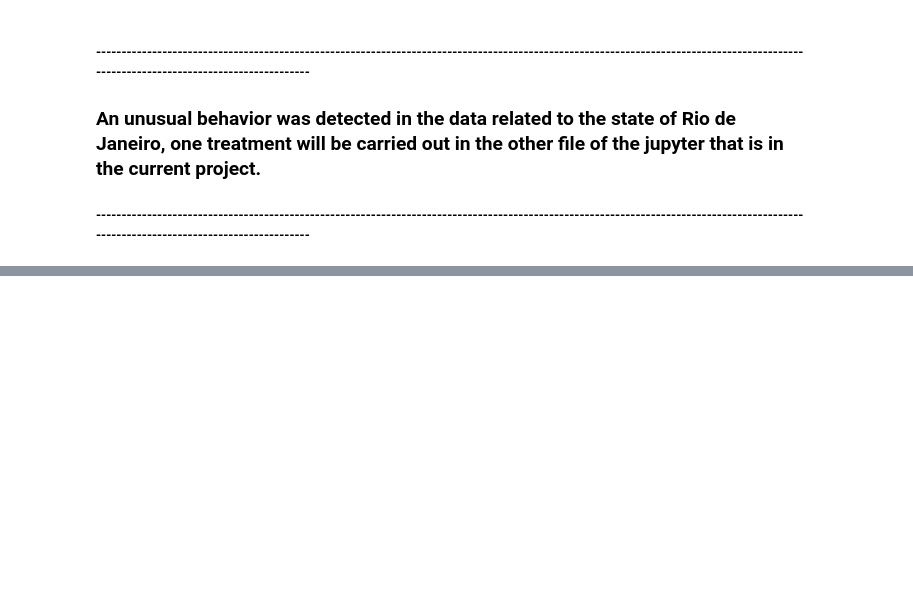
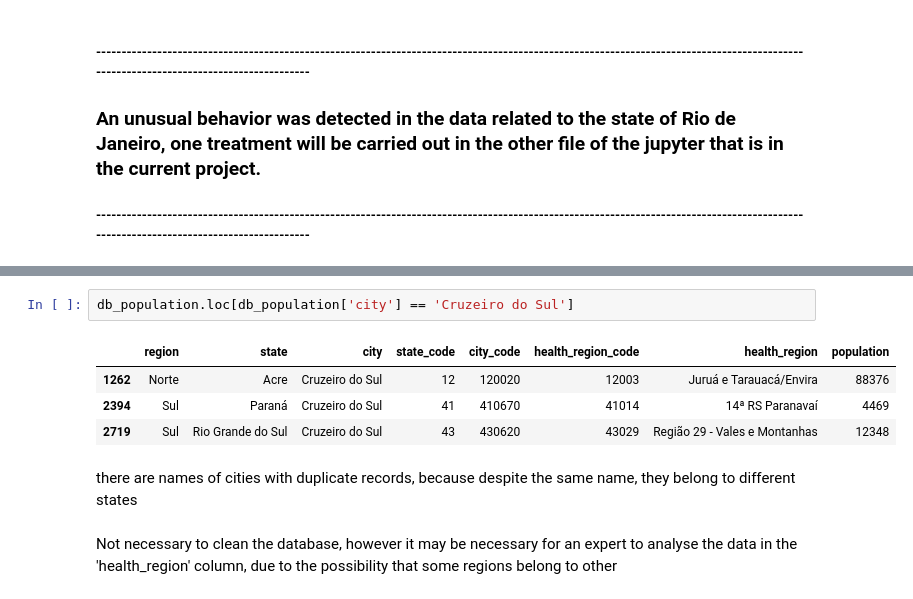
Before and after one commit to LuisFelipeTs/Data_Science_And_Analytics, a Jupyter notebook: Covid_Study(ML + SQL)/Data_Cleaning_&_analysing.ipynb, the cells around one changed output, grey strips where cells are left out. Drawn from its saved outputs; the diff is of its cells as text; blank space fills up the shorter version.

```diff
--- a/Covid_Study(ML + SQL)/Data_Cleaning_&_analysing.ipynb
+++ b/Covid_Study(ML + SQL)/Data_Cleaning_&_analysing.ipynb
@@ -317,0 +403,11 @@ rio_data.describe()
+# %%
+db_population.loc[db_population['city'] == 'Cruzeiro do Sul']
+# %% [output]
+|  | region | state | city | state_code | city_code | health_region_code | health_region | population |
+| 1262 | Norte | Acre | Cruzeiro do Sul | 12 | 120020 | 12003 | Juruá e Tarauacá/Envira | 88376 |
+| 2394 | Sul | Paraná | Cruzeiro do Sul | 41 | 410670 | 41014 | 14ª RS Paranavaí | 4469 |
+| 2719 | Sul | Rio Grande do Sul | Cruzeiro do Sul | 43 | 430620 | 43029 | Região 29 - Vales e Montanhas | 12348 |
+# %% [markdown]
+there are names of cities with duplicate records, because despite the same name, they belong to different states
+# %% [markdown]
+Not necessary to clean the database, however it may be necessary for an expert to analyse the data in the 'health_region' column, due to the possibility that some regions belong to other
```
Also changed, not shown: parts of 10 cells of this notebook.
